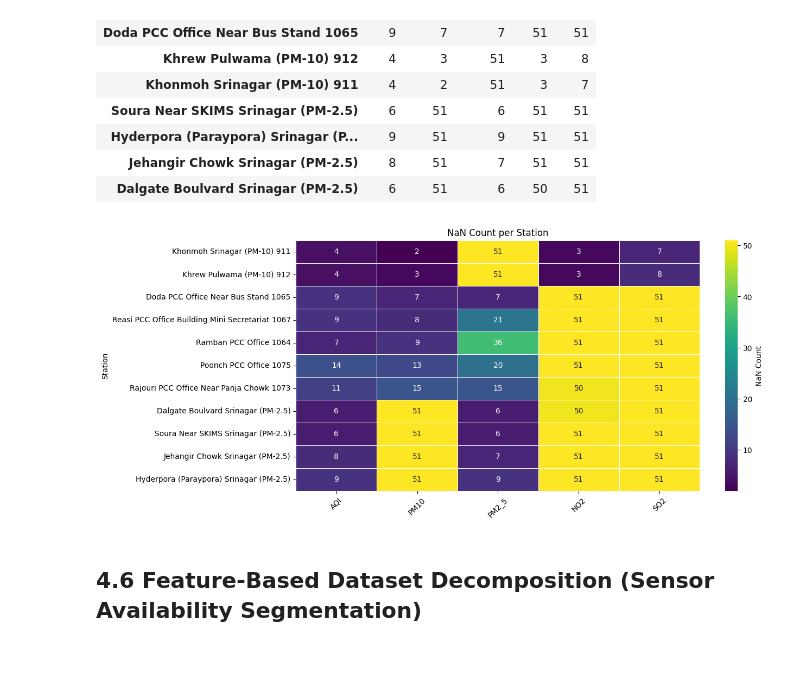
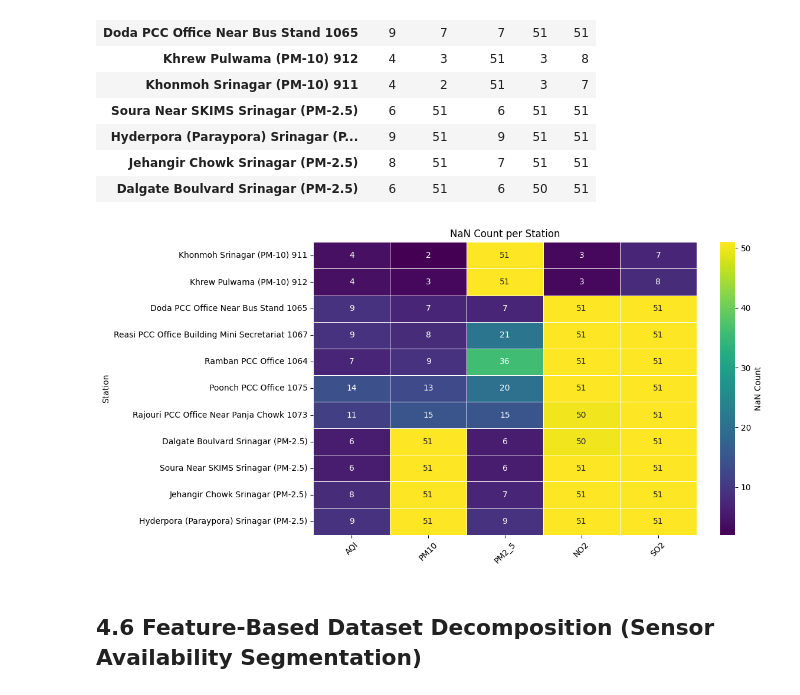
Before and after one commit to mohmmad-akeeb/j-k-pollution-data-analysis, a Jupyter notebook: Untitled.ipynb, the cells around one changed output. Cells and saved outputs as stored; diff of their text form; code cells hidden in the pictures; blank space fills up the shorter version.

```diff
--- a/Untitled.ipynb
+++ b/Untitled.ipynb
@@ -409,24 +409,24 @@ subset
 # %%
 fig, ax = plt.subplots(figsize=(12, 6))
 
 sns.heatmap(
     subset.sort_values(by=['PM10','PM2_5','NO2','SO2']),
     annot=True,
     fmt='d',
     cmap='viridis',
     linewidths=0.5,
     cbar_kws={'label': 'NaN Count'},
     ax=ax
 )
 
 ax.set_title("NaN Count per Station")
 plt.xticks(rotation=45)
 plt.yticks(rotation=0)
-
-
+plt.savefig("stations_with_missing_sensors.png", dpi=300, bbox_inches='tight')
+plt.tight_layout()
 plt.show()
 # %% [output]
-[figure, old version]
+[figure, new version]
 # %% [markdown]
 ## 4.6 Feature-Based Dataset Decomposition (Sensor Availability Segmentation)
 # %%
```
Also changed, not shown: parts of 12 cells of this notebook, 4 other files.
